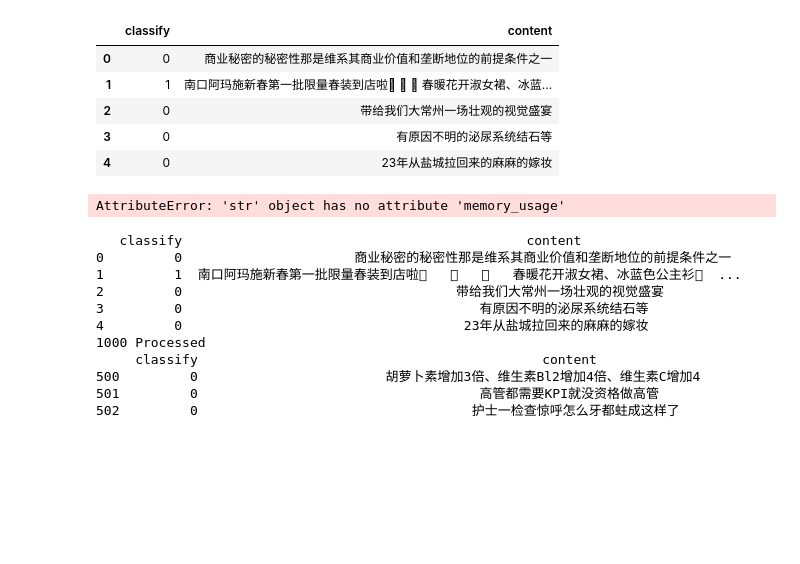
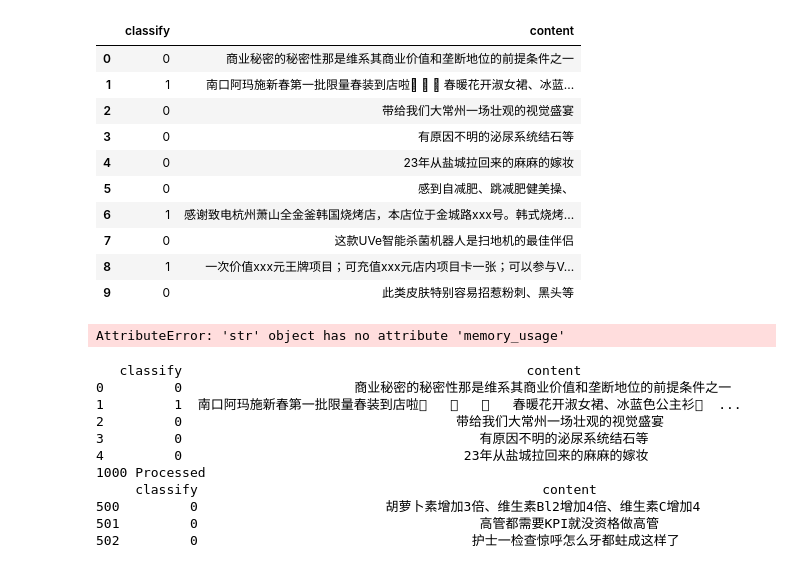
Before and after one commit to ischaojie/baozheng, a Jupyter notebook: mark/export2db.ipynb, the cells around one changed output. Saved outputs shown, nothing was run; the diff lists cells and outputs as text; code cells hidden in the pictures; blank space fills up the shorter version.

Commit message:
add upload dataset file views & convert datasetfile to db

```diff
--- a/mark/export2db.ipynb
+++ b/mark/export2db.ipynb
@@ -3,17 +3,21 @@ import pandas as pd
 import mysql.connector
 from sqlalchemy import create_engine
 # %%
-df = pd.read_csv('/Users/zhezhezhu/projects/data_source/spam_message/spam_message.txt',
-                 names=["classify","content"],
+df = pd.read_csv('/Users/zhezhezhu/.bz_datasets/datasets_shiniao_create_dataset_test.txt',
                  sep='\t')
-df.head()
+df
 # %% [output]
 |  | classify | content |
 | 0 | 0 | 商业秘密的秘密性那是维系其商业价值和垄断地位的前提条件之一 |
 | 1 | 1 | 南口阿玛施新春第一批限量春装到店啦   春暖花开淑女裙、冰蓝... |
 | 2 | 0 | 带给我们大常州一场壮观的视觉盛宴 |
 | 3 | 0 | 有原因不明的泌尿系统结石等 |
 | 4 | 0 | 23年从盐城拉回来的麻麻的嫁妆 |
+| 5 | 0 | 感到自减肥、跳减肥健美操、 |
+| 6 | 1 | 感谢致电杭州萧山全金釜韩国烧烤店，本店位于金城路xxx号。韩式烧烤... |
+| 7 | 0 | 这款UVe智能杀菌机器人是扫地机的最佳伴侣 |
+| 8 | 1 | 一次价值xxx元王牌项目；可充值xxx元店内项目卡一张；可以参与V... |
+| 9 | 0 | 此类皮肤特别容易招惹粉刺、黑头等 |
 # %%
 df.memory_usage(index=False, deep=True).sum()
 
```
Also changed, not shown: parts of 1 cell of this notebook, 6 other files.
